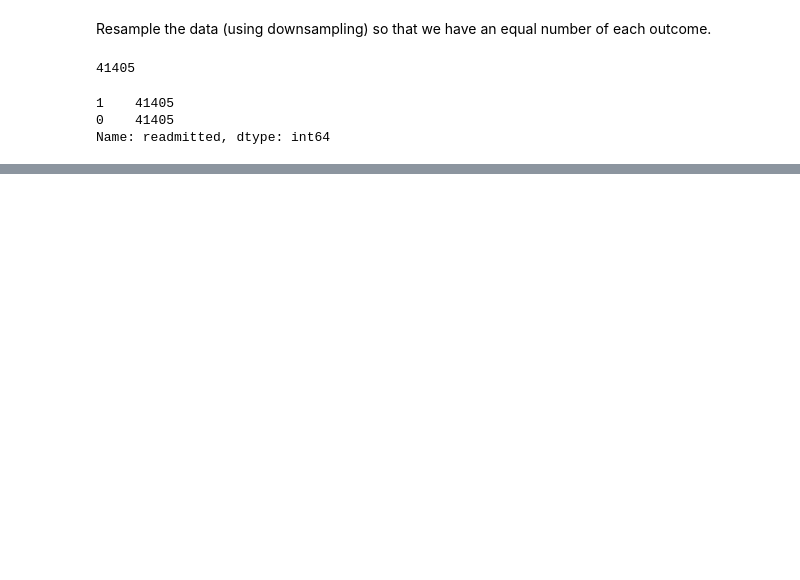
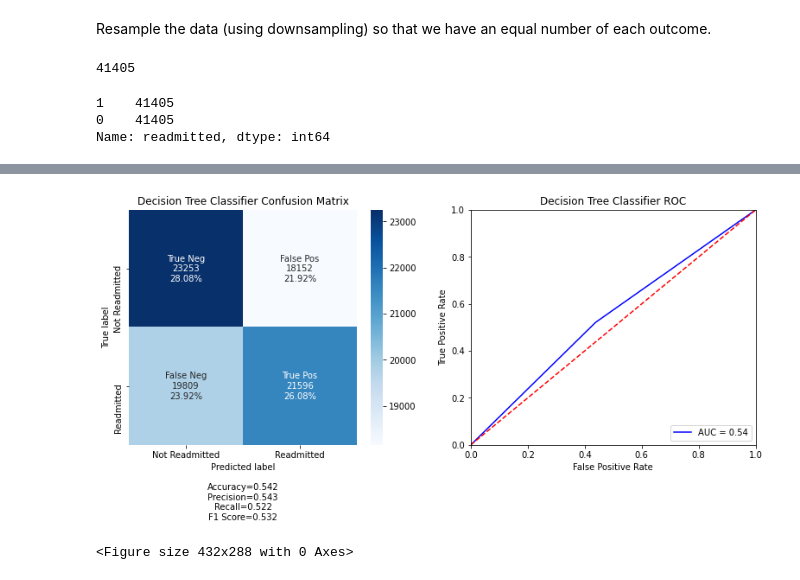
Before and after one commit to gavinmcclelland/CISC451, a Jupyter notebook: a2/code/patient_readmission.ipynb, the cells around one changed output, grey strips where cells are left out. Drawn from its saved outputs; the diff is of its cells as text; code cells hidden in the pictures; blank space fills up the shorter version.

```diff
--- a/a2/code/patient_readmission.ipynb
+++ b/a2/code/patient_readmission.ipynb
@@ -368,0 +371,5 @@ scores
+# %%
+validate_model(dtc, x, y, 'Decision Tree Classifier', group_names=group_names, categories=categories)
+# %% [output]
+[figure, added]
+<Figure size 432x288 with 0 Axes>
```
Also changed, not shown: parts of 19 cells of this notebook, 4 other files.
